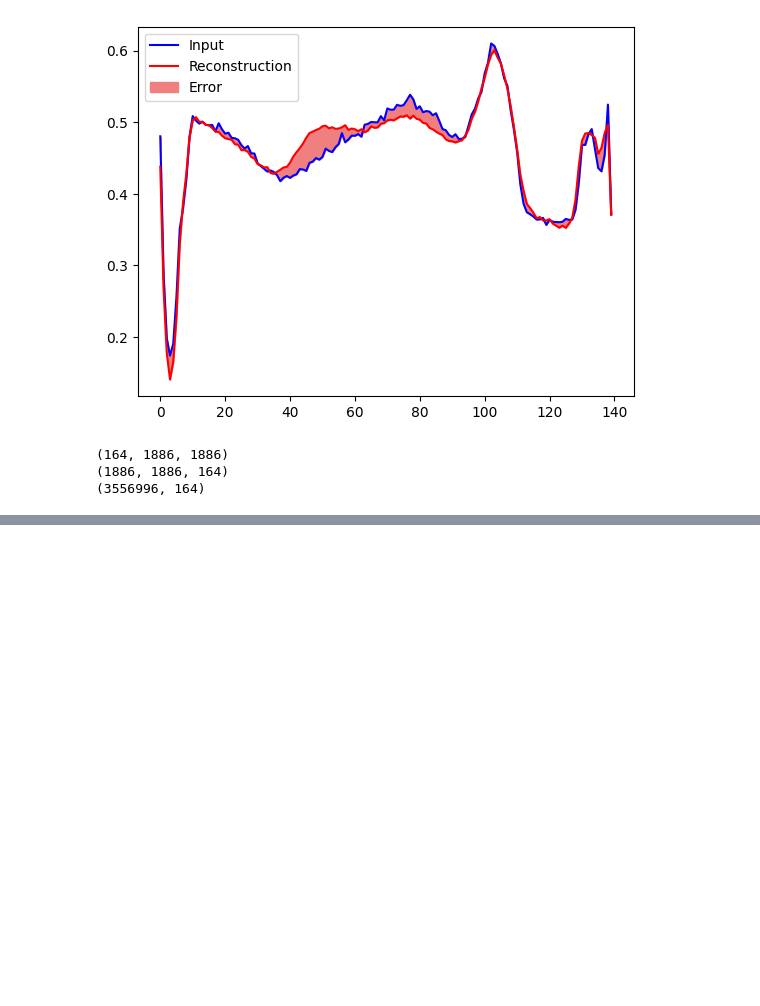
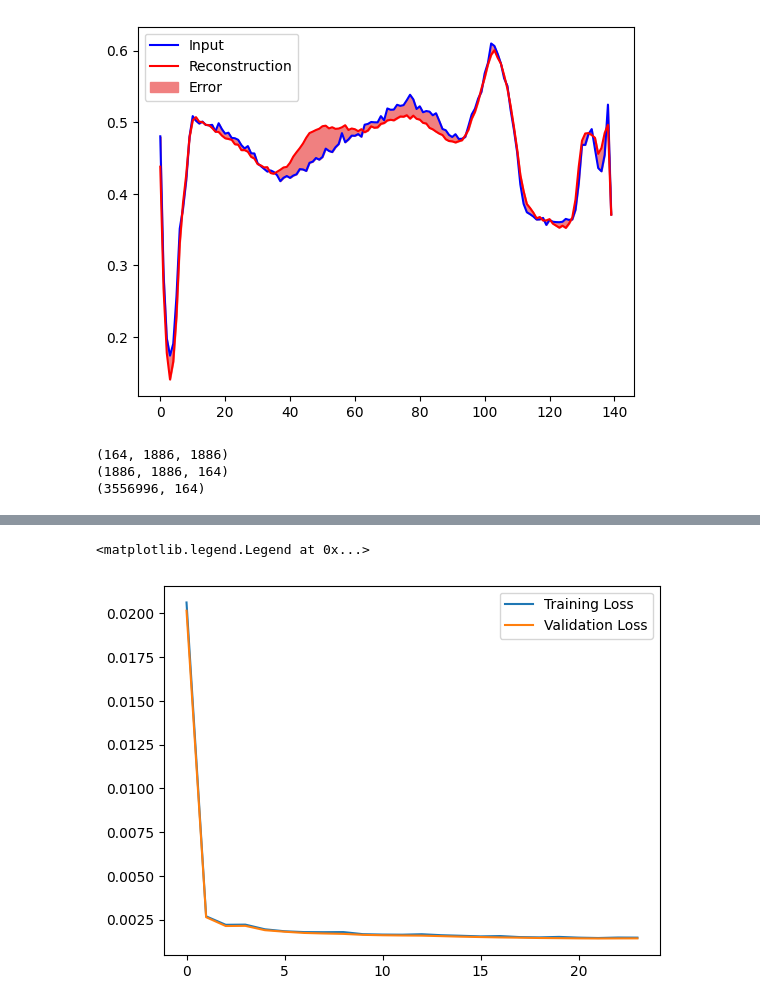
Before and after one commit to tamu-edu-students/HyperTools, a Jupyter notebook: examples/autoencoder.ipynb, the cells around one changed output, grey strips where cells are left out. Cells and saved outputs as stored; diff of their text form; code cells hidden in the pictures; blank space fills up the shorter version.

Commit message:
tuned parameters for autoencoder

```diff
--- a/examples/autoencoder.ipynb
+++ b/examples/autoencoder.ipynb
@@ -326,0 +409,39 @@ print(hyper_2d.shape)
+# %%
+spectral_model = spectral_AE()
+
+
+train_loader = DataLoader(spectral_train_data, batch_size=16384, shuffle=True)
+test_loader = DataLoader(spectral_test_data, batch_size=8192)
+# %%
+loss_function = torch.nn.L1Loss()
+criterion = torch.nn.MSELoss()
+device  = torch.device('cuda' if torch.cuda.is_available() else 'cpu')
+# print (device)
+spectral_model = spectral_model.to(device)
+optimizer = torch.optim.Adam(spectral_model.parameters(),
+                             lr = 1e-3,
+                             weight_decay = 1e-5)
+
+epochs = 200
+history_loss_train = []
+history_loss_val = []
+for epoch in range(epochs):
+    spectral_model.train()
+    for inputs in train_loader:
+        inputs = inputs.to(device)
+        outputs = spectral_model(inputs)
+        loss = criterion(outputs, inputs)
+
+        optimizer.zero_grad()
+        loss.backward()
+        optimizer.step()
+
+    spectral_model.eval()
+    with torch.no_grad():
+        for inputs in test_loader:
+            inputs = inputs.to(device)
+            outputs = spectral_model(inputs)
+            val_loss = criterion(outputs, inputs)
+    history_loss_train.append(loss.item())
+    history_loss_val.append(val_loss.item())
+    print(f'Epoch {epoch+1}/{epochs}, Loss: {loss.item()}, Validation Loss: {val_loss.item()}')
@@ -326,0 +467,7 @@ print(hyper_2d.shape)
+# %%
+plt.plot(history_loss_train, label="Training Loss")
+plt.plot(history_loss_val, label="Validation Loss")
+plt.legend()
+# %% [output]
+<matplotlib.legend.Legend at 0x...>
+[figure, added]
```
Also changed, not shown: parts of 7 cells of this notebook.
